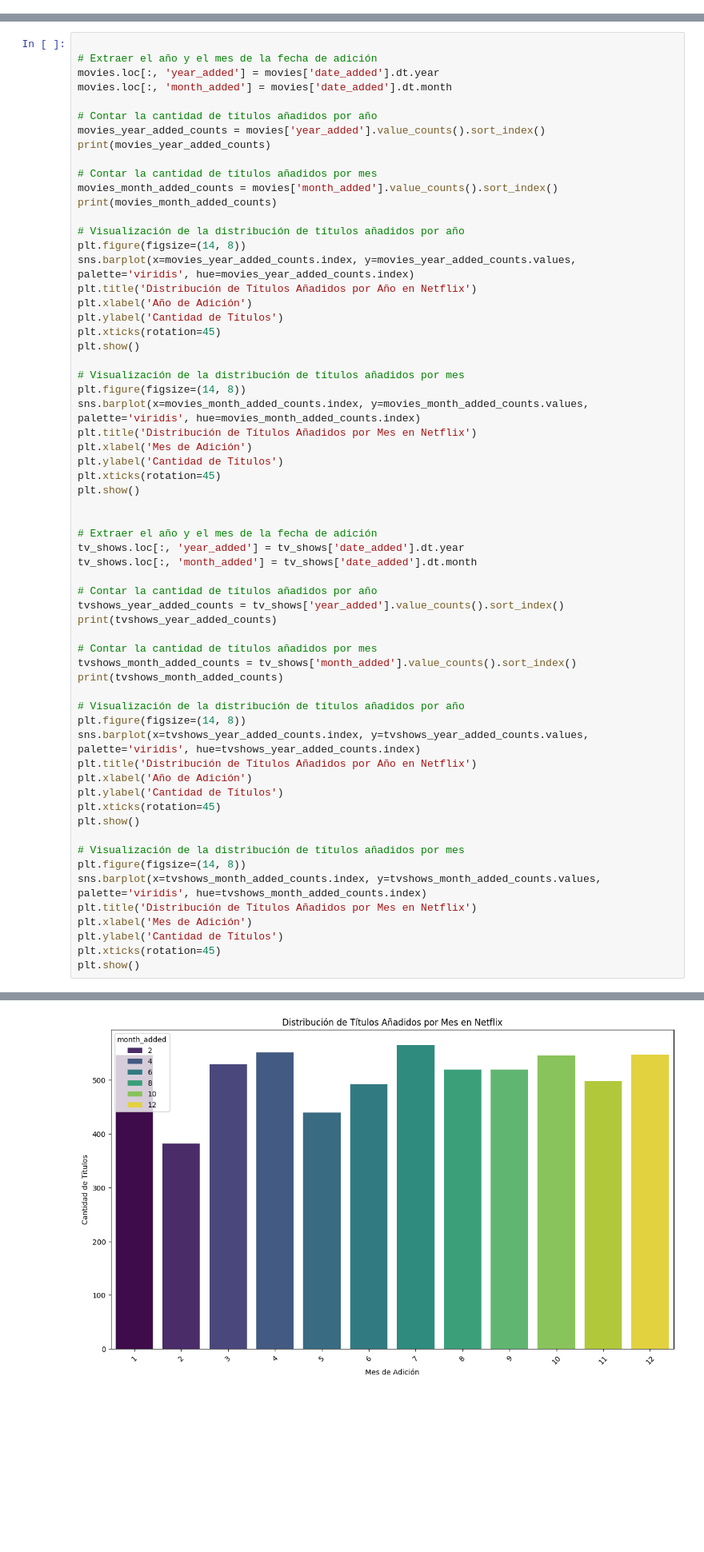
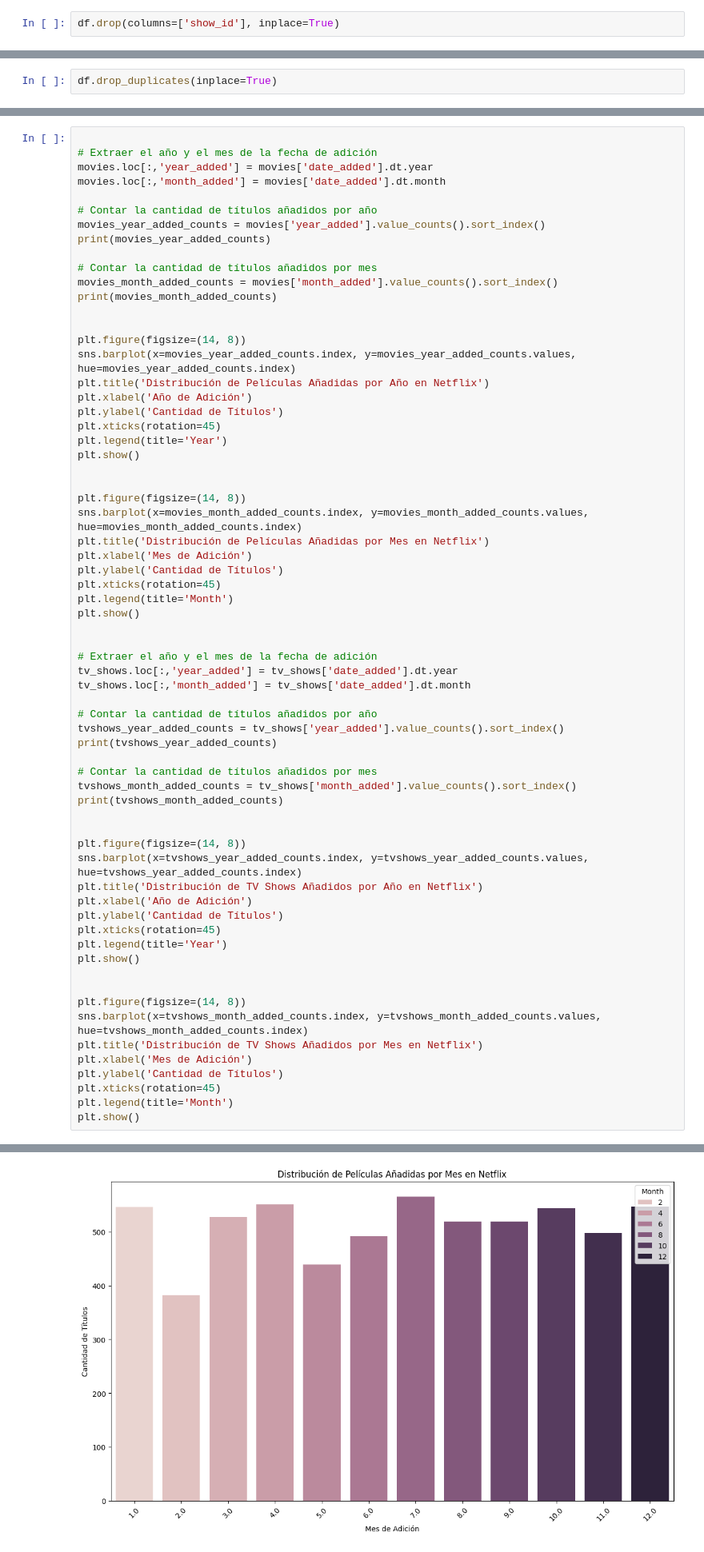
Before and after one commit to ju4n-avendanoa/Data_Netflix, a Jupyter notebook: main.ipynb, the cells around one changed output, grey strips where cells are left out. Shown at 80% size. Drawn from its saved outputs; the diff is of its cells as text; blank space fills up the shorter version.

```diff
--- a/main.ipynb
+++ b/main.ipynb
@@ -15,6 +15,8 @@ df.head()
 | 2 | s3 | TV Show | Ganglands | Julien Leclercq | Sami Bouajila, Tracy Gotoas, Samu... | NaN | 2021-09-24 00:00:00 | 2021 | TV-MA | 1 Season | ... |
 | 3 | s4 | TV Show | Jailbirds New Orleans | NaN | NaN | NaN | 2021-09-24 00:00:00 | 2021 | TV-MA | 1 Season | ... |
 | 4 | s5 | TV Show | Kota Factory | NaN | Mayur More, Jitendra Kumar, Ranja... | India | 2021-09-24 00:00:00 | 2021 | TV-MA | 2 Seasons | ... |
+# %%
+df.drop(columns=['show_id'], inplace=True)
 # %%
 df.info()
 # %% [output]
@@ -87,3 +90,5 @@ dtype: int64
+# %%
+df.drop_duplicates(inplace=True)
 # %%
 def graficos_boxplot(df):
 
@@ -372,8 +410,8 @@ Name: count, dtype: int64
 # %%
 
 # Extraer el año y el mes de la fecha de adición
-movies.loc[:, 'year_added'] = movies['date_added'].dt.year
-movies.loc[:, 'month_added'] = movies['date_added'].dt.month
+movies.loc[:,'year_added'] = movies['date_added'].dt.year
+movies.loc[:,'month_added'] = movies['date_added'].dt.month
 
 # Contar la cantidad de títulos añadidos por año
 movies_year_added_counts = movies['year_added'].value_counts().sort_index()
@@ -383,28 +421,30 @@ print(movies_year_added_counts)
 movies_month_added_counts = movies['month_added'].value_counts().sort_index()
 print(movies_month_added_counts)
 
-# Visualización de la distribución de títulos añadidos por año
+
 plt.figure(figsize=(14, 8))
-sns.barplot(x=movies_year_added_counts.index, y=movies_year_added_counts.values, palette='viridis', hue=movies_year_added_counts.index)
-plt.title('Distribución de Títulos Añadidos por Año en Netflix')
+sns.barplot(x=movies_year_added_counts.index, y=movies_year_added_counts.values, hue=movies_year_added_counts.index)
+plt.title('Distribución de Películas Añadidas por Año en Netflix')
 plt.xlabel('Año de Adición')
 plt.ylabel('Cantidad de Títulos')
 plt.xticks(rotation=45)
+plt.legend(title='Year')
 plt.show()
 
-# Visualización de la distribución de títulos añadidos por mes
+
 plt.figure(figsize=(14, 8))
-sns.barplot(x=movies_month_added_counts.index, y=movies_month_added_counts.values, palette='viridis', hue=movies_month_added_counts.index)
-plt.title('Distribución de Títulos Añadidos por Mes en Netflix')
+sns.barplot(x=movies_month_added_counts.index, y=movies_month_added_counts.values, hue=movies_month_added_counts.index)
+plt.title('Distribución de Películas Añadidas por Mes en Netflix')
 plt.xlabel('Mes de Adición')
 plt.ylabel('Cantidad de Títulos')
 plt.xticks(rotation=45)
+plt.legend(title='Month')
 plt.show()
 
 
 # Extraer el año y el mes de la fecha de adición
-tv_shows.loc[:, 'year_added'] = tv_shows['date_added'].dt.year
-tv_shows.loc[:, 'month_added'] = tv_shows['date_added'].dt.month
+tv_shows.loc[:,'year_added'] = tv_shows['date_added'].dt.year
+tv_shows.loc[:,'month_added'] = tv_shows['date_added'].dt.month
 
 # Contar la cantidad de títulos añadidos por año
 tvshows_year_added_counts = tv_shows['year_added'].value_counts().sort_index()
@@ -414,22 +454,24 @@ print(tvshows_year_added_counts)
 tvshows_month_added_counts = tv_shows['month_added'].value_counts().sort_index()
 print(tvshows_month_added_counts)
 
-# Visualización de la distribución de títulos añadidos por año
+
 plt.figure(figsize=(14, 8))
-sns.barplot(x=tvshows_year_added_counts.index, y=tvshows_year_added_counts.values, palette='viridis', hue=tvshows_year_added_counts.index)
-plt.title('Distribución de Títulos Añadidos por Año en Netflix')
+sns.barplot(x=tvshows_year_added_counts.index, y=tvshows_year_added_counts.values, hue=tvshows_year_added_counts.index)
+plt.title('Distribución de TV Shows Añadidos por Año en Netflix')
 plt.xlabel('Año de Adición')
 plt.ylabel('Cantidad de Títulos')
 plt.xticks(rotation=45)
+plt.legend(title='Year')
 plt.show()
 
-# Visualización de la distribución de títulos añadidos por mes
+
 plt.figure(figsize=(14, 8))
-sns.barplot(x=tvshows_month_added_counts.index, y=tvshows_month_added_counts.values, palette='viridis', hue=tvshows_month_added_counts.index)
-plt.title('Distribución de Títulos Añadidos por Mes en Netflix')
+sns.barplot(x=tvshows_month_added_counts.index, y=tvshows_month_added_counts.values, hue=tvshows_month_added_counts.index)
+plt.title('Distribución de TV Shows Añadidos por Mes en Netflix')
 plt.xlabel('Mes de Adición')
 plt.ylabel('Cantidad de Títulos')
 plt.xticks(rotation=45)
+plt.legend(title='Month')
 plt.show()
 # %% [output]
 year_added
@@ -453,2 +495,2 @@ Name: count, dtype: int64
-[figure, old version]
+[figure, new version]
 year_added
```
Also changed, not shown: parts of 33 cells of this notebook.
